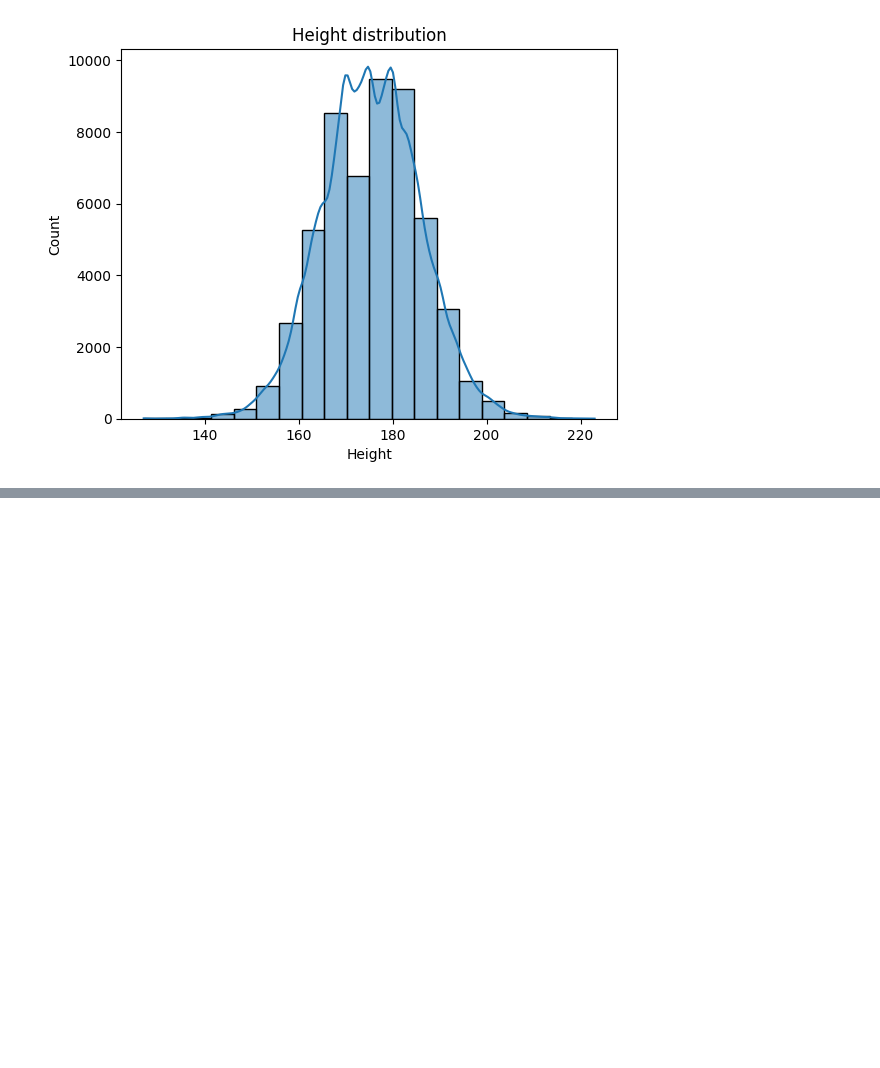
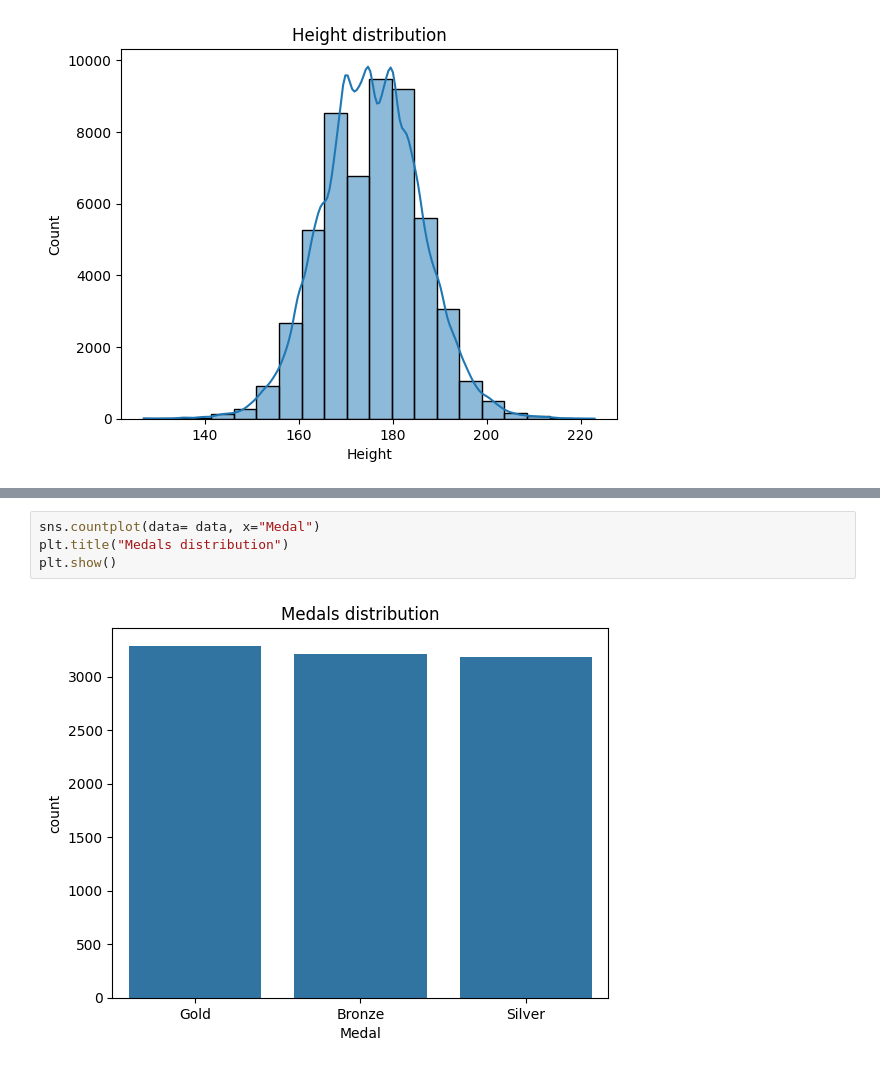
Before and after one commit to samwanyua/Exploratory-Data-Analysis-EDA--Olympics-Dataset, a Jupyter notebook: Notebook.ipynb, the cells around one changed output, grey strips where cells are left out. Saved outputs shown, nothing was run; the diff lists cells and outputs as text; blank space fills up the shorter version.

```diff
--- a/Notebook.ipynb
+++ b/Notebook.ipynb
@@ -125,0 +132,6 @@ plt.show()
+# %%
+sns.countplot(data= data, x="Medal")
+plt.title("Medals distribution")
+plt.show()
+# %% [output]
+[figure, added]
```
Also changed, not shown: parts of 5 cells of this notebook.
